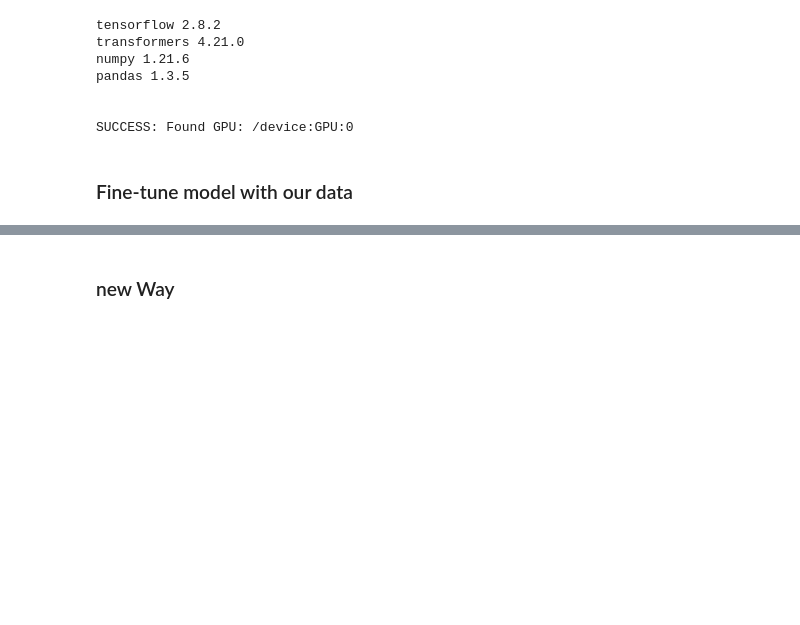
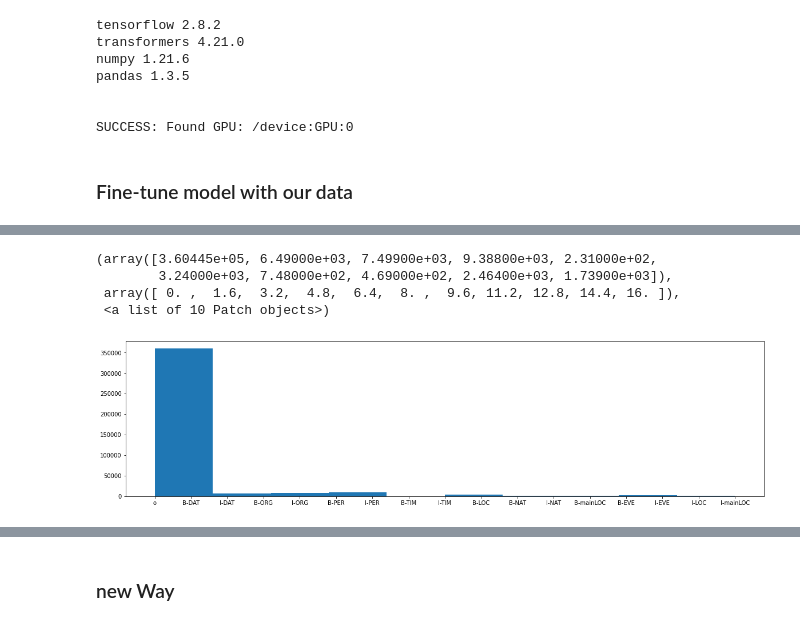
Before and after one commit to pam-lab/JupyterFiles, a Jupyter notebook: NLP_HW5.ipynb, the cells around one changed output, grey strips where cells are left out. Drawn from its saved outputs; the diff is of its cells as text; code cells hidden in the pictures; blank space fills up the shorter version.

```diff
--- a/NLP_HW5.ipynb
+++ b/NLP_HW5.ipynb
@@ -100,0 +92,4 @@ data
+# %%
+data_train = pd.read_csv('ner-train.csv')
+data_val = pd.read_csv('ner-eval.csv')
+data_test = pd.read_csv('ner-test.csv')
@@ -110,0 +128,14 @@ dataset = Dataset.from_pandas(data)
+# %%
+import matplotlib.pyplot as plt
+labels_dist = []
+for item in data_train['labels']:
+    labels_dist = labels_dist + item
+
+plt.figure(figsize=(20,5))
+plt.hist(labels_dist, )
+# %% [output]
+(array([3.60445e+05, 6.49000e+03, 7.49900e+03, 9.38800e+03, 2.31000e+02,
+        3.24000e+03, 7.48000e+02, 4.69000e+02, 2.46400e+03, 1.73900e+03]),
+ array([ 0. ,  1.6,  3.2,  4.8,  6.4,  8. ,  9.6, 11.2, 12.8, 14.4, 16. ]),
+ <a list of 10 Patch objects>)
+[figure, added]
```
Also changed, not shown: parts of 27 cells of this notebook.
